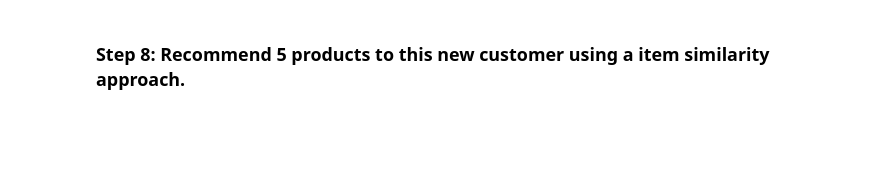
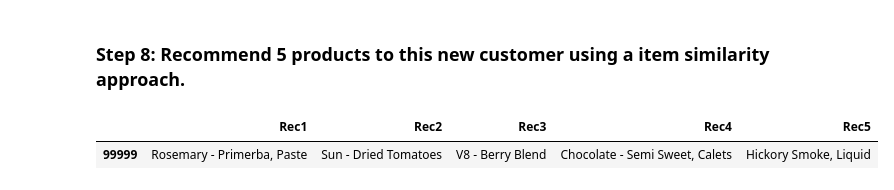
Before and after one commit to ironhack-datalabs/datamad1019, a Jupyter notebook: module-2/lab-recommender-deepdive/your-code/main.ipynb, the cells around one changed output. Cells and saved outputs as stored; diff of their text form; code cells hidden in the pictures; blank space fills up the shorter version.

```diff
--- a/module-2/lab-recommender-deepdive/your-code/main.ipynb
+++ b/module-2/lab-recommender-deepdive/your-code/main.ipynb
@@ -271,2 +327,31 @@ new_customer = {'Cookies - Assorted':3,
 # %% [markdown]
 ### Step 8: Recommend 5 products to this new customer using a item similarity approach.
+# %%
+customer_products=data.groupby(['CustomerID', 'ProductName']).agg({'Quantity':'sum'}).reset_index()
+prod_cust_pivot = customer_products.pivot_table(values='Quantity',
+                                                columns='CustomerID',
+                                                index='ProductName',
+                                                aggfunc='sum').fillna(0)
+cust_prod_pivot = prod_cust_pivot.T
+prod_cust_pivot = prod_cust_pivot.div(prod_cust_pivot.sum(axis=1), axis=0)
+
+prod_dist = pd.DataFrame(1/(1 + squareform(pdist(prod_cust_pivot, 'euclidean'))),
+                         index=prod_cust_pivot.index, columns=prod_cust_pivot.index)
+
+prod_purch = prod_cust_pivot[99999]
+prod_not_purch = prod_purch[prod_purch == 0]
+top_prod = []
+for product in prod_purch.index:
+    top_prod.append(list(prod_dist[product].sort_values(ascending = False)[1:6].index))
+all_prod = pd.DataFrame([ele for prod in top_prod for ele in prod])
+all_prod = all_prod[all_prod[0].isin(list(prod_not_purch.index))]
+top_products = pd.DataFrame(all_prod[0].value_counts()).reset_index().head()
+top_products.columns=["ProductName", "Ocurrences"]
+top_products["ProductName"]
+user_rec = pd.DataFrame(top_products.ProductName).T.reset_index(drop = True)
+user_rec.columns= ["Rec1", "Rec2", "Rec3", "Rec4", "Rec5"]
+user_rec.index=[99999]
+user_rec
+# %% [output]
+|  | Rec1 | Rec2 | Rec3 | Rec4 | Rec5 |
+| 99999 | Rosemary - Primerba, Paste | Sun - Dried Tomatoes | V8 - Berry Blend | Chocolate - Semi Sweet, Calets | Hickory Smoke, Liquid |
```
Also changed, not shown: parts of 3 cells of this notebook.
